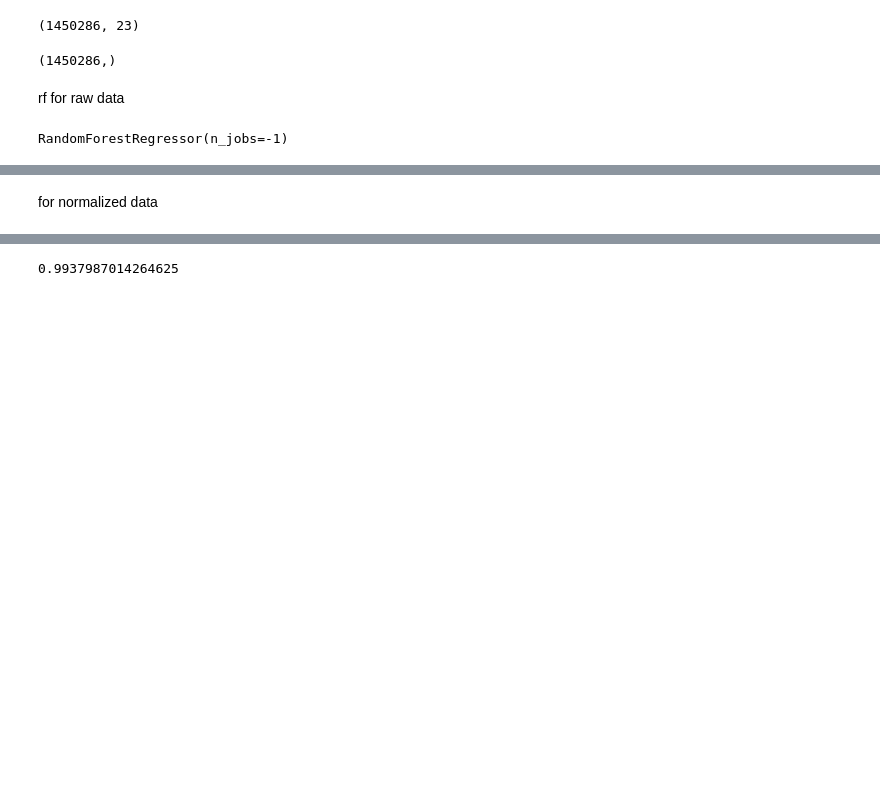
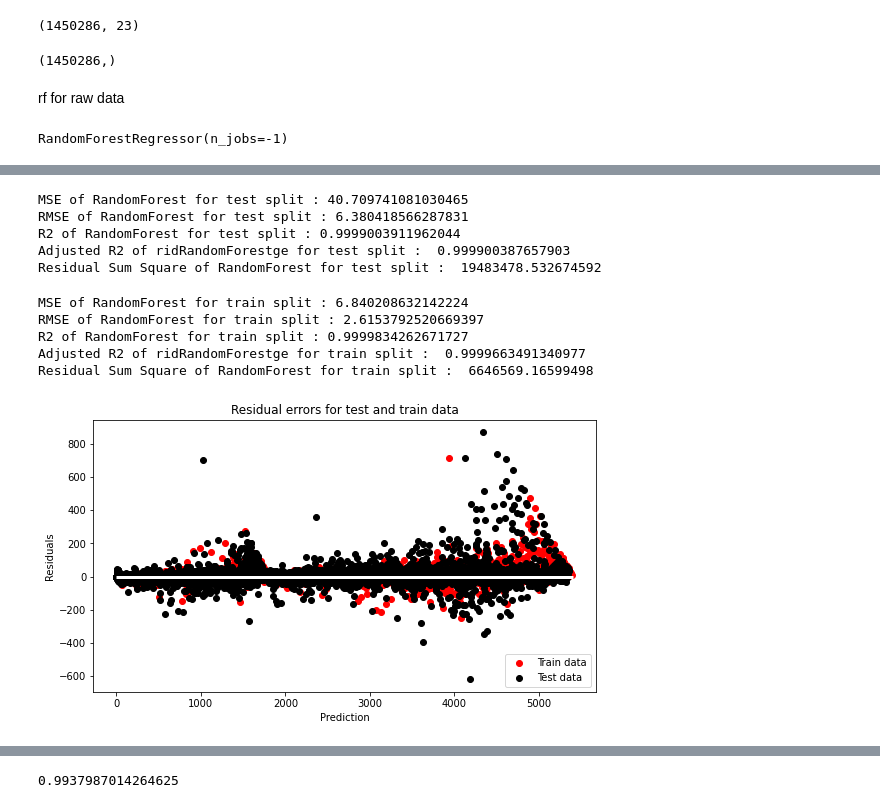
Before and after one commit to rubeshajith/NYC-taxi-trip-time-prediction, a Jupyter notebook: NYC_Taxi_Trip_Time_Prediction_Capstone_Project.ipynb, the cells around one changed output, grey strips where cells are left out. Cells and saved outputs as stored; diff of their text form; code cells hidden in the pictures; blank space fills up the shorter version.

```diff
--- a/NYC_Taxi_Trip_Time_Prediction_Capstone_Project.ipynb
+++ b/NYC_Taxi_Trip_Time_Prediction_Capstone_Project.ipynb
@@ -1129,4 +1133,5 @@ regressor_rf_raw.fit(X_train_ens, y_train_ens)
 # %% [output]
 RandomForestRegressor(n_jobs=-1)
 # %%
-y_pred_rf_ens = regressor_rf_raw.predict(X_test_ens)
+y_pred_rf_test = regressor_rf_raw.predict(X_test_ens)
+y_pred_rf_train = regressor_rf_raw.predict(X_train_ens)
@@ -1142,2 +1142,60 @@ regressor_rf_raw.score(X_test_ens, y_test_ens)
-# %% [markdown]
-for normalized data
+# %%
+rf_test_mse  = mean_squared_error(y_test_ens, y_pred_rf_test)
+print("MSE of RandomForest for test split :" , rf_test_mse)
+
+rf_test_rmse = np.sqrt(rf_test_mse)
+print("RMSE of RandomForest for test split :" ,rf_test_rmse)
+
+rf_test_r2 = r2_score(y_test_ens, y_pred_rf_test)
+print("R2 of RandomForest for test split :" ,rf_test_r2)
+
+n_test = X_test_ens.shape[0]
+k_test = X_test_ens.shape[1]
+rf_test_adjusted_r2 = 1-(1-rf_test_r2)*((n_test-1)/(n_test- k_test -1))
+print("Adjusted R2 of ridRandomForestge for test split : " ,rf_test_adjusted_r2)
+
+rf_test_rss = sum((y_test_ens - y_pred_rf_test)**2)
+print("Residual Sum Square of RandomForest for test split : ",rf_test_rss)
+# %% [output]
+MSE of RandomForest for test split : 40.709741081030465
+RMSE of RandomForest for test split : 6.380418566287831
+R2 of RandomForest for test split : 0.9999003911962044
+Adjusted R2 of ridRandomForestge for test split :  0.999900387657903
+Residual Sum Square of RandomForest for test split :  19483478.532674592
+# %%
+rf_train_mse  = mean_squared_error(y_train_ens, y_pred_rf_train)
+print("MSE of RandomForest for train split :" , rf_train_mse)
+
+rf_train_rmse = np.sqrt(rf_train_mse)
+print("RMSE of RandomForest for train split :" ,rf_train_rmse)
+
+rf_train_r2 = r2_score(y_train_ens, y_pred_rf_train)
+print("R2 of RandomForest for train split :" ,rf_train_r2)
+
+n_train = X_train_ens.shape[0]
+k_train = X_train_ens.shape[1]
+rf_train_adjusted_r2 = 1-(1-rf_train_r2)*((n_train-1)/(n_test- k_train -1))
+print("Adjusted R2 of RandomForest for train split : " ,rf_train_adjusted_r2)
+
+rf_train_rss = sum((y_train_ens - y_pred_rf_train)**2)
+print("Residual Sum Square of RandomForest for train split : ",rf_train_rss)
+# %% [output]
+MSE of RandomForest for train split : 6.840208632142224
+RMSE of RandomForest for train split : 2.6153792520669397
+R2 of RandomForest for train split : 0.9999834262671727
+Adjusted R2 of ridRandomForestge for train split :  0.9999663491340977
+Residual Sum Square of RandomForest for train split :  6646569.16599498
+# %%
+# This model has the least residual sum square, lets plot residuals vs prediction
+# heteroscedasticity
+plt.figure(figsize=(9,5))
+plt.scatter(y_pred_rf_train, (y_train_ens - y_pred_rf_train), color = 'red', label = 'Train data')
+plt.scatter(y_pred_rf_test, (y_test_ens - y_pred_rf_test), color = 'black', label = 'Test data')
+plt.hlines(xmin = 0, xmax = 5400, y = 0, linewidth = 3, color= "white")
+plt.title('Residual errors for test and train data')
+plt.xlabel('Prediction')
+plt.ylabel('Residuals')
+plt.legend(loc = 4)
+plt.show()
+# %% [output]
+[figure, added]
```
Also changed, not shown: parts of 20 cells of this notebook.
